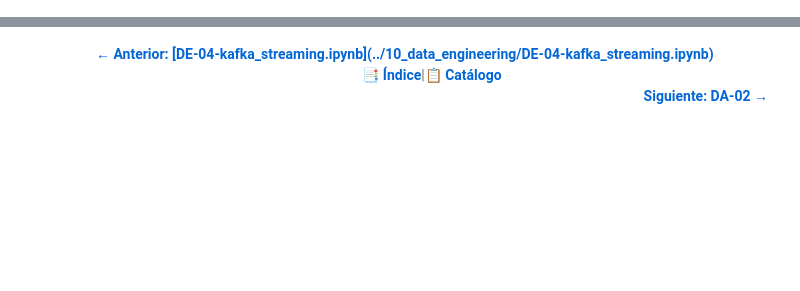
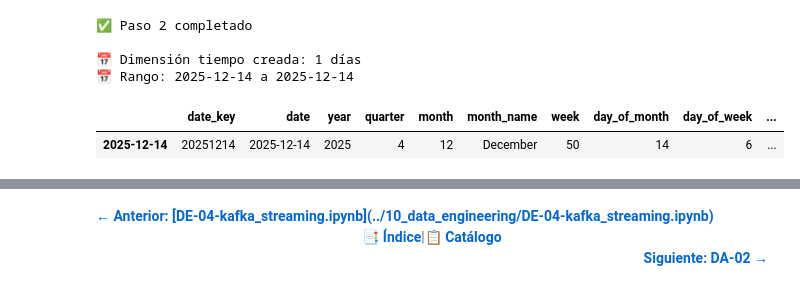
Before and after one commit to lraigosov/supply-chain-data-notebooks, a Jupyter notebook: notebooks/20_data_architecture/DA-01-modelo_dimensional.ipynb, the cells around one changed output, grey strips where cells are left out. Drawn from its saved outputs; the diff is of its cells as text; code cells hidden in the pictures; blank space fills up the shorter version.

```diff
--- a/notebooks/20_data_architecture/DA-01-modelo_dimensional.ipynb
+++ b/notebooks/20_data_architecture/DA-01-modelo_dimensional.ipynb
@@ -679,0 +270,40 @@ for file in output_path.glob('*.parquet'):
+# %%
+# Función para construir dimensión tiempo
+def build_date_dimension(start_date, end_date):
+    """Genera tabla de dimensión de fechas con atributos calendáricos."""
+    date_range = pd.date_range(start=start_date, end=end_date, freq='D')
+
+    dim_date = pd.DataFrame({
+        'date_key': date_range.strftime('%Y%m%d').astype(int),
+        'date': date_range,
+        'year': date_range.year,
+        'quarter': date_range.quarter,
+        'month': date_range.month,
+        'month_name': date_range.strftime('%B'),
+        'week': date_range.isocalendar().week,
+        'day_of_month': date_range.day,
+        'day_of_week': date_range.dayofweek,
+        'day_name': date_range.strftime('%A'),
+        'is_weekend': date_range.dayofweek.isin([5, 6]).astype(int),
+        'is_month_start': date_range.is_month_start.astype(int),
+        'is_month_end': date_range.is_month_end.astype(int)
+    })
+
+    return dim_date
+
+# Construir dimensión
+min_date = df_inventory['date'].min()
+max_date = df_inventory['date'].max()
+dim_date = build_date_dimension(min_date, max_date)
+
+print(f"✅ Paso 2 completado")
+print(f"\n📅 Dimensión tiempo creada: {len(dim_date)} días")
+print(f"📅 Rango: {min_date.date()} a {max_date.date()}")
+display(dim_date.head())
+# %% [output]
+✅ Paso 2 completado
+
+📅 Dimensión tiempo creada: 1 días
+📅 Rango: 2025-12-14 a 2025-12-14
+|  | date_key | date | year | quarter | month | month_name | week | day_of_month | day_of_week | ... |
+| 2025-12-14 | 20251214 | 2025-12-14 | 2025 | 4 | 12 | December | 50 | 14 | 6 | ... |
```
Also changed, not shown: parts of 59 cells of this notebook, 1 other file.
